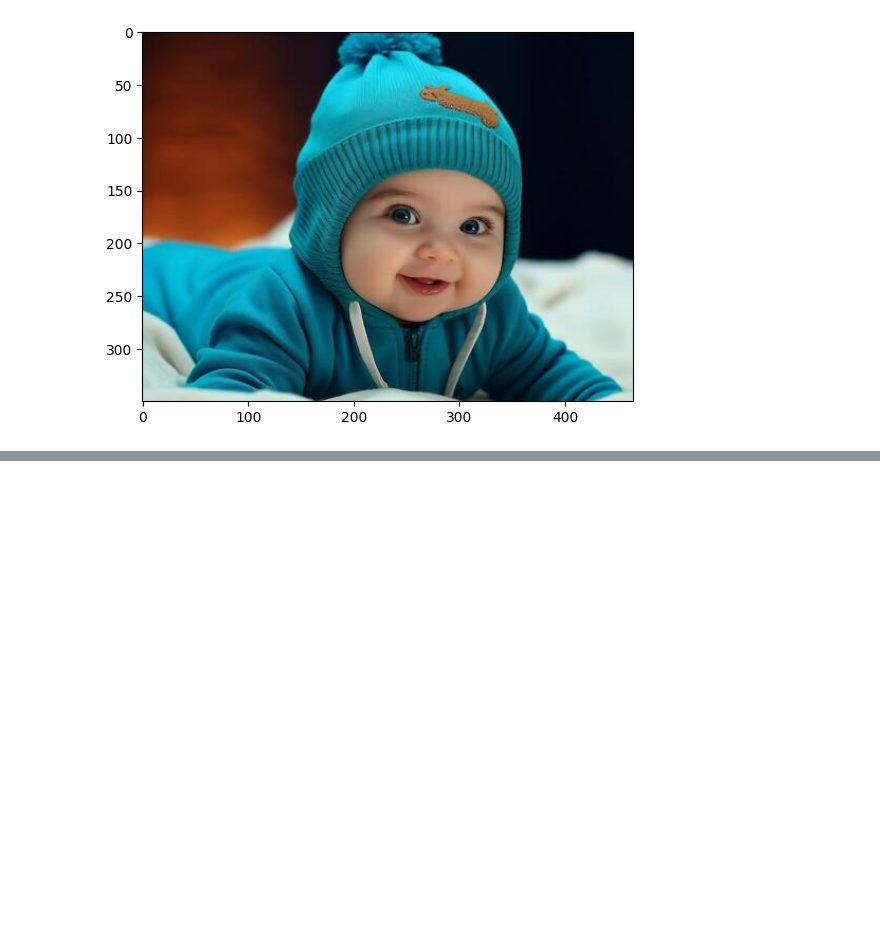
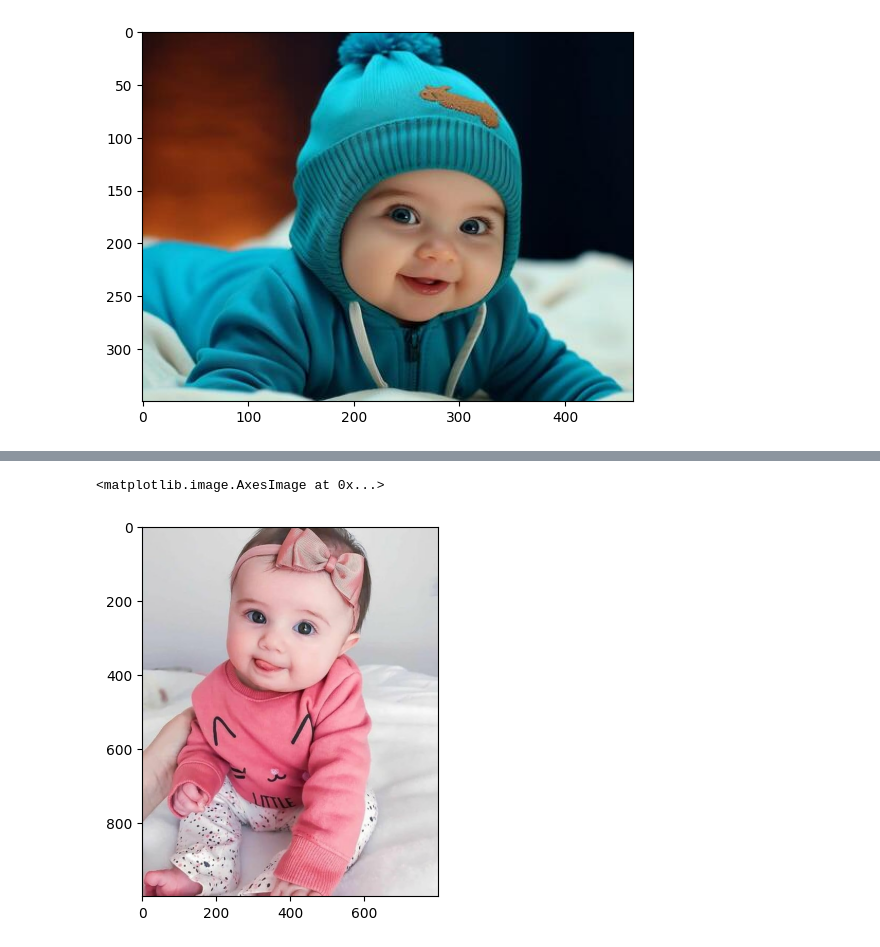
Before and after one commit to AshlinShaji/DL, a Jupyter notebook: Open_CV/Demo.ipynb, the cells around one changed output, grey strips where cells are left out. Cells and saved outputs as stored; diff of their text form; code cells hidden in the pictures; blank space fills up the shorter version.

```diff
--- a/Open_CV/Demo.ipynb
+++ b/Open_CV/Demo.ipynb
@@ -185,0 +223,6 @@ plt.imshow(conv_img)
+# %%
+conv_img1=cv2.cvtColor(img2,cv2.COLOR_BGR2RGB)
+plt.imshow(conv_img1)
+# %% [output]
+<matplotlib.image.AxesImage at 0x...>
+[figure, added]
```
Also changed, not shown: parts of 5 cells of this notebook.
